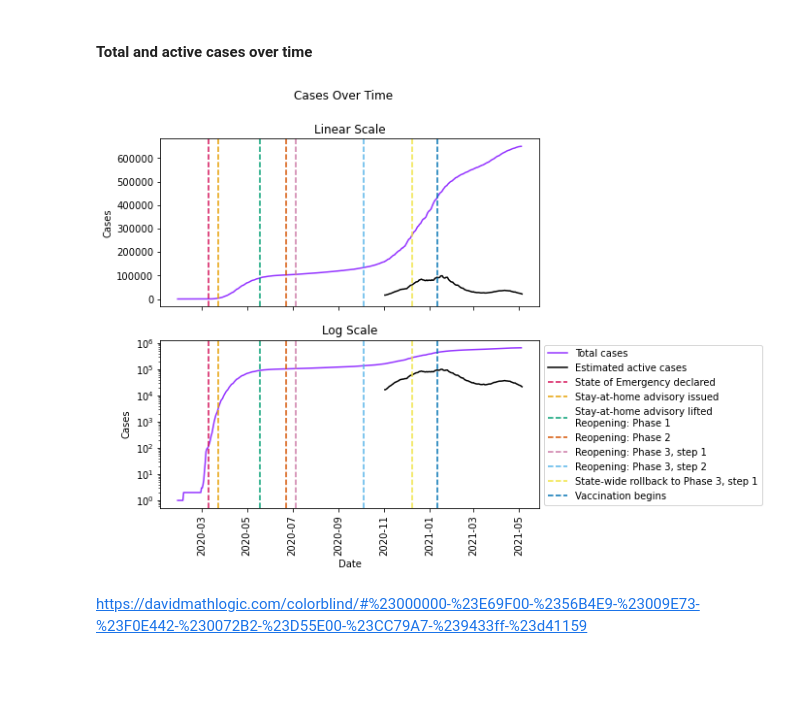
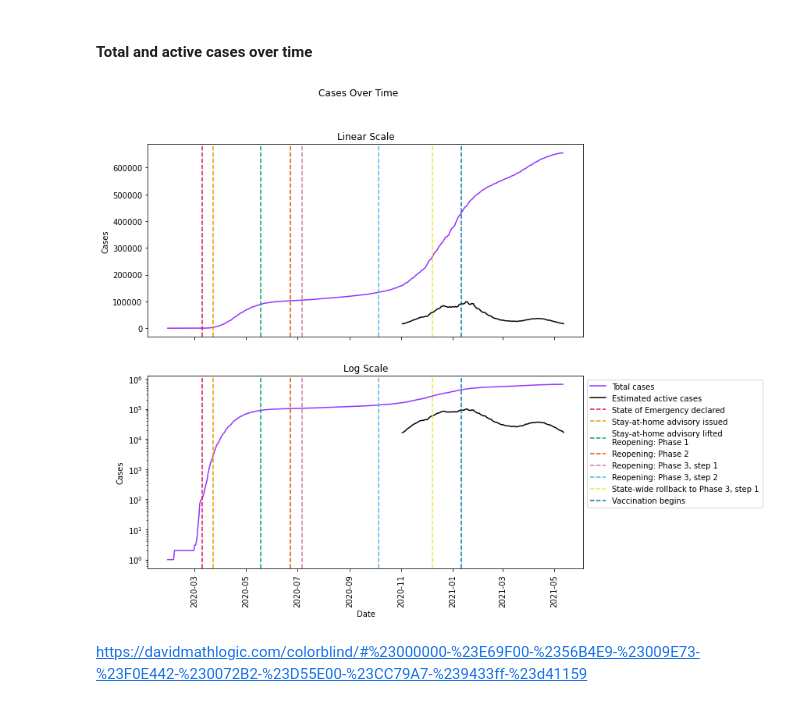
Before and after one commit to samar14641/covid-visualisations, a Jupyter notebook: massachusettsPlots.ipynb, the cells around one changed output. Cells and saved outputs as stored; diff of their text form; code cells hidden in the pictures; blank space fills up the shorter version.

Commit message:
data update 2021-05-12

```diff
--- a/massachusettsPlots.ipynb
+++ b/massachusettsPlots.ipynb
@@ -27,5 +27,5 @@ mass_vax.head()
 # %%
-xlsx = pd.read_excel(os.getcwd() + '/Data/covid-19-dashboard_5-05-2021.xlsx', sheet_name = ['Cases (Report Date)', 'CasesByDate (Test Date)', 'DateofDeath', 'Hospitalization from Hospitals', 'TestingByDate (Test Date)'], engine = 'openpyxl')
+xlsx = pd.read_excel(os.getcwd() + '/Data/covid-19-raw-data-5-12-2021.xlsx', sheet_name = ['Cases (Report Date)', 'CasesByDate (Test Date)', 'DateofDeath', 'Hospitalization from Hospitals', 'TestingByDate (Test Date)'], engine = 'openpyxl')
 # %%
 act_cases, cases, deaths, hosptl, tests = xlsx['Cases (Report Date)'][['Date', 'Estimated active cases']].dropna(), xlsx['CasesByDate (Test Date)'], xlsx['DateofDeath'], xlsx['Hospitalization from Hospitals'], xlsx['TestingByDate (Test Date)'].dropna(how = 'all').copy()
 act_cases.shape, cases.shape, deaths.shape, hosptl.shape, tests.shape
@@ -80,7 +80,7 @@ tests.head()
 # %% [markdown]
 #### Total and active cases over time
 # %%
-fig, (ax1, ax2) = plt.subplots(2, 1, sharex = True, figsize = (7, 7))
+fig, (ax1, ax2) = plt.subplots(2, 1, sharex = True, figsize = (10, 10))
 fig.suptitle('Cases Over Time')
 # fig.subplots_adjust(hspace = 0.7)
 
@@ -91,34 +91,36 @@ ax1.axvline(pd.to_datetime('2020-03-23'), ls = '--', color = '#e69f00', label =
 ax1.axvline(pd.to_datetime('2020-05-18'), ls = '--', color = '#009e73', label = 'Stay-at-home advisory lifted\nReopening: Phase 1')
 ax1.axvline(pd.to_datetime('2020-06-22'), ls = '--', color = '#d55300', label = 'Reopening: Phase 2')
 ax1.axvline(pd.to_datetime('2020-07-06'), ls = '--', color = '#cc79a7', label = 'Reopening: Phase 3, step 1')
 ax1.axvline(pd.to_datetime('2020-10-05'), ls = '--', color = '#56b4e9', label = 'Reopening: Phase 3, step 2')
 ax1.axvline(pd.to_datetime('2020-12-08'), ls = '--', color = '#f0e442', label = 'State-wide rollback to Phase 3, step 1')
 ax1.axvline(pd.to_datetime('2021-01-11'), ls = '--', color = '#0072b2', label = 'Vaccination begins')
 ax1.set_title('Linear Scale')
 # ax1.set_xlabel('Date')
 ax1.set_ylabel('Cases')
 
 ax2.plot(cases['Date'], cases['Positive Total'], color = '#9433ff', label = 'Total cases')
 ax2.plot(act_cases['Date'], act_cases['Estimated active cases'], color = '#000000', label = 'Estimated active cases')
 ax2.axvline(pd.to_datetime('2020-03-10'), ls = '--', color = '#d41159', label = 'State of Emergency declared')
 ax2.axvline(pd.to_datetime('2020-03-23'), ls = '--', color = '#e69f00', label = 'Stay-at-home advisory issued')
 ax2.axvline(pd.to_datetime('2020-05-18'), ls = '--', color = '#009e73', label = 'Stay-at-home advisory lifted\nReopening: Phase 1')
 ax2.axvline(pd.to_datetime('2020-06-22'), ls = '--', color = '#d55300', label = 'Reopening: Phase 2')
 ax2.axvline(pd.to_datetime('2020-07-06'), ls = '--', color = '#cc79a7', label = 'Reopening: Phase 3, step 1')
 ax2.axvline(pd.to_datetime('2020-10-05'), ls = '--', color = '#56b4e9', label = 'Reopening: Phase 3, step 2')
 ax2.axvline(pd.to_datetime('2020-12-08'), ls = '--', color = '#f0e442', label = 'State-wide rollback to Phase 3, step 1')
 ax2.axvline(pd.to_datetime('2021-01-11'), ls = '--', color = '#0072b2', label = 'Vaccination begins')
 ax2.set_yscale('log')
 ax2.set_title('Log Scale')
 ax2.set_xlabel('Date')
 ax2.set_ylabel('Cases')
 
 plt.xticks(rotation = 90)
 plt.legend(loc = 2, bbox_to_anchor = (1, 1))
+# plt.tight_layout()
+# plt.savefig(os.getcwd() + '/Graphs/casesOverTime')
 plt.show()
 plt.close()
 # %% [output]
-[figure, old version]
+[figure, new version]
 # %% [markdown]
 https://davidmathlogic.com/colorblind/#%23000000-%23E69F00-%2356B4E9-%23009E73-%23F0E442-%230072B2-%23D55E00-%23CC79A7-%239433ff-%23d41159
 # %% [markdown]
```
Also changed, not shown: parts of 16 cells of this notebook, 5 other files.
